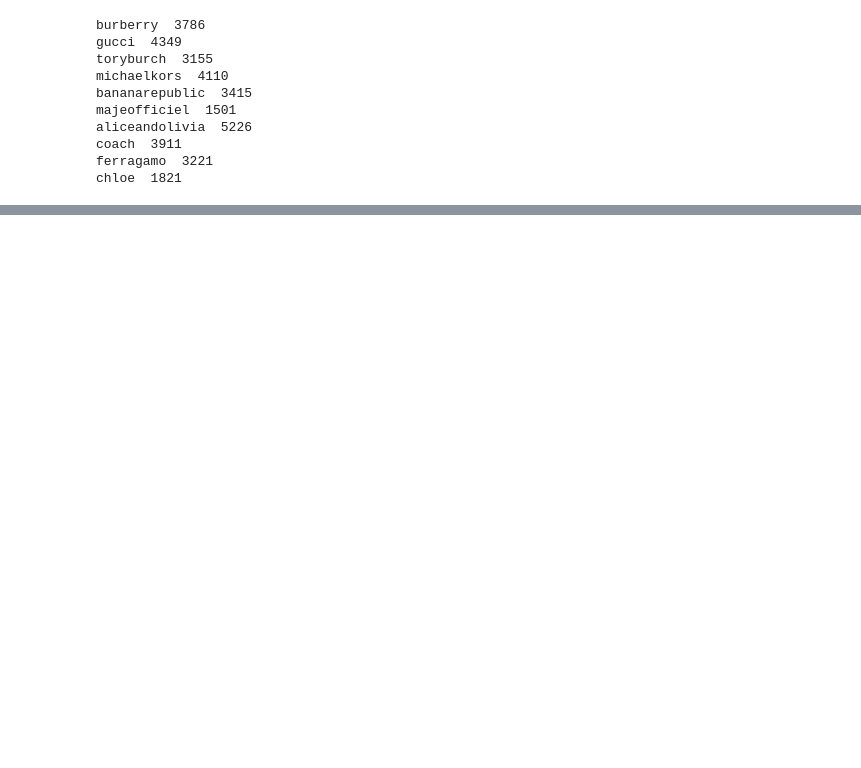
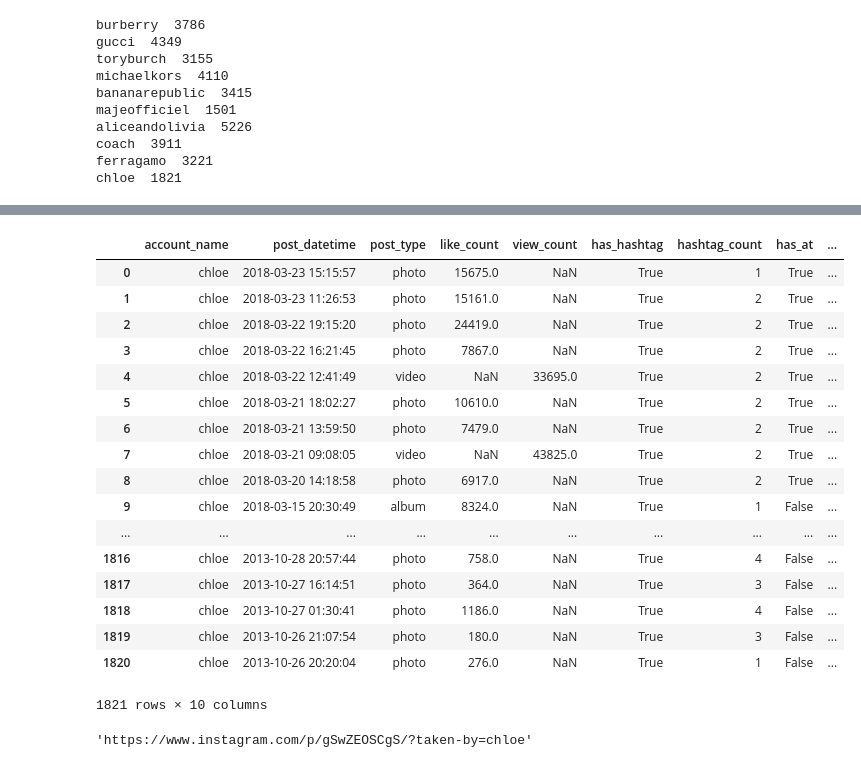
Before and after one commit to rayraysheng/project-2-data-vis, a Jupyter notebook: code_testing.ipynb, the cells around one changed output, grey strips where cells are left out. Saved outputs shown, nothing was run; the diff lists cells and outputs as text; code cells hidden in the pictures; blank space fills up the shorter version.

```diff
--- a/code_testing.ipynb
+++ b/code_testing.ipynb
@@ -170,3 +256,7 @@ chloe  1821
 # make the web page (html, css, javascript, flask)
 ## new js library
 # host it on heroku
+# %%
+account = accounts_list[9]
+account_dict = json.load(open(f'data/appended/appended_{account}.json'))
+account_dict
@@ -173,3 +281,47 @@ chloe  1821
+# %%
+posts_data_list = account_dict['post_data_list']
+account_posts_df = json_normalize(posts_data_list)
+
+# Add a column for account name to use as key later
+account_posts_df['account_name'] = account_dict['account_name']
+
+# Parse the datetime string to save as datetime object
+account_posts_df['post_datetime'] = [
+    datetime.strptime(each, '%Y-%m-%dT%H:%M:%S.000Z') \
+    for each in account_posts_df['post_datetime_str']
+]
+# Rearrange columns for easier reading
+account_posts_df = account_posts_df[[
+    'account_name', 'post_datetime', 'post_type',
+    'like_count', 'view_count',
+    'has_hashtag', 'hashtag_count', 'has_at', 'at_count',
+    'post_url'
+]]
+# %%
+account_posts_df
+# %% [output]
+|  | account_name | post_datetime | post_type | like_count | view_count | has_hashtag | hashtag_count | has_at | ... |
+| 0 | chloe | 2018-03-23 15:15:57 | photo | 15675.0 | NaN | True | 1 | True | ... |
+| 1 | chloe | 2018-03-23 11:26:53 | photo | 15161.0 | NaN | True | 2 | True | ... |
+| 2 | chloe | 2018-03-22 19:15:20 | photo | 24419.0 | NaN | True | 2 | True | ... |
+| 3 | chloe | 2018-03-22 16:21:45 | photo | 7867.0 | NaN | True | 2 | True | ... |
+| 4 | chloe | 2018-03-22 12:41:49 | video | NaN | 33695.0 | True | 2 | True | ... |
+| 5 | chloe | 2018-03-21 18:02:27 | photo | 10610.0 | NaN | True | 2 | True | ... |
+| 6 | chloe | 2018-03-21 13:59:50 | photo | 7479.0 | NaN | True | 2 | True | ... |
+| 7 | chloe | 2018-03-21 09:08:05 | video | NaN | 43825.0 | True | 2 | True | ... |
+| 8 | chloe | 2018-03-20 14:18:58 | photo | 6917.0 | NaN | True | 2 | True | ... |
+| 9 | chloe | 2018-03-15 20:30:49 | album | 8324.0 | NaN | True | 1 | False | ... |
+| ... | ... | ... | ... | ... | ... | ... | ... | ... | ... |
+| 1816 | chloe | 2013-10-28 20:57:44 | photo | 758.0 | NaN | True | 4 | False | ... |
+| 1817 | chloe | 2013-10-27 16:14:51 | photo | 364.0 | NaN | True | 3 | False | ... |
+| 1818 | chloe | 2013-10-27 01:30:41 | photo | 1186.0 | NaN | True | 4 | False | ... |
+| 1819 | chloe | 2013-10-26 21:07:54 | photo | 180.0 | NaN | True | 3 | False | ... |
+| 1820 | chloe | 2013-10-26 20:20:04 | photo | 276.0 | NaN | True | 1 | False | ... |
+1821 rows × 10 columns
+# %%
+account_posts_df['post_url'][1803]
+# %% [output]
+'https://www.instagram.com/p/gSwZEOSCgS/?taken-by=chloe'
 # %%
 with open(f'data/appended/appended_{account_name}.json', 'w') as file:
     json.dump(burb_dict, file)
```
Also changed, not shown: parts of 9 cells of this notebook, 4 other files.
